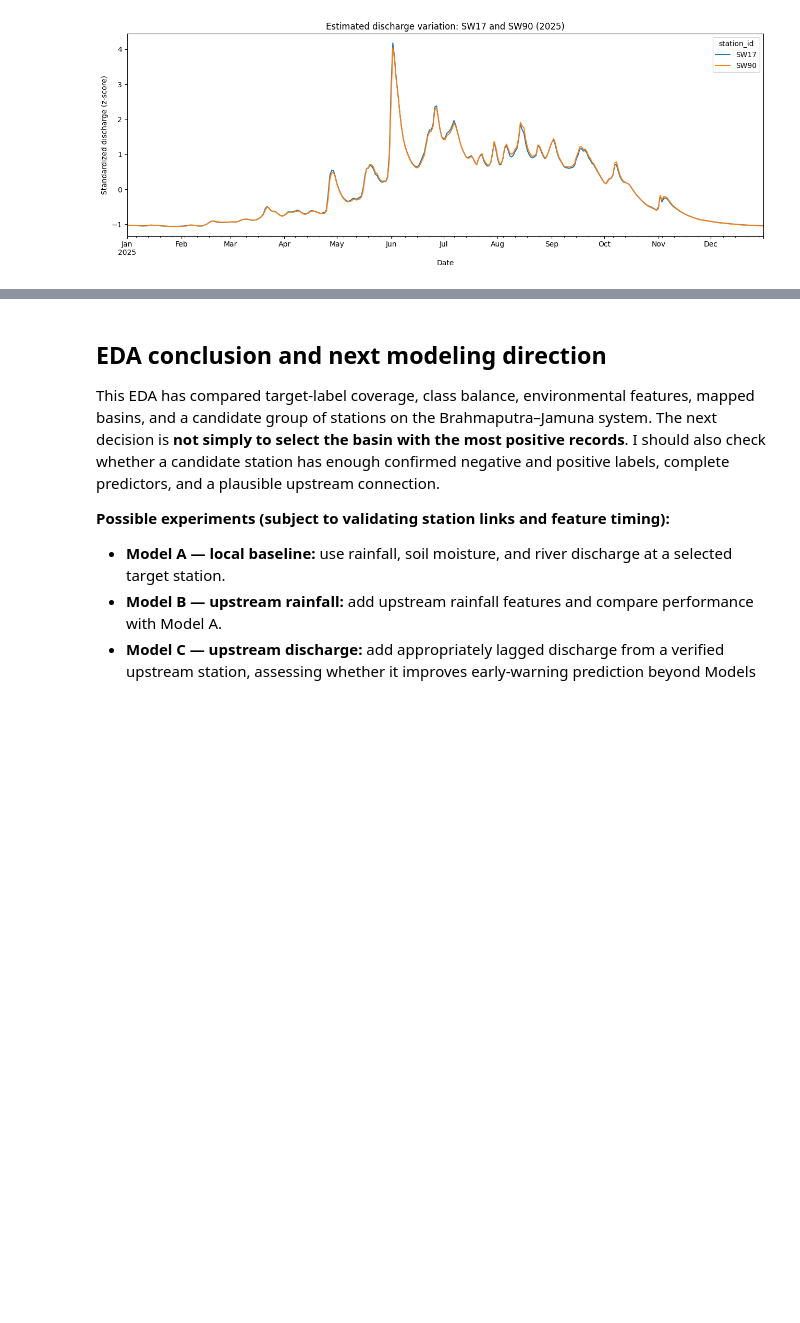
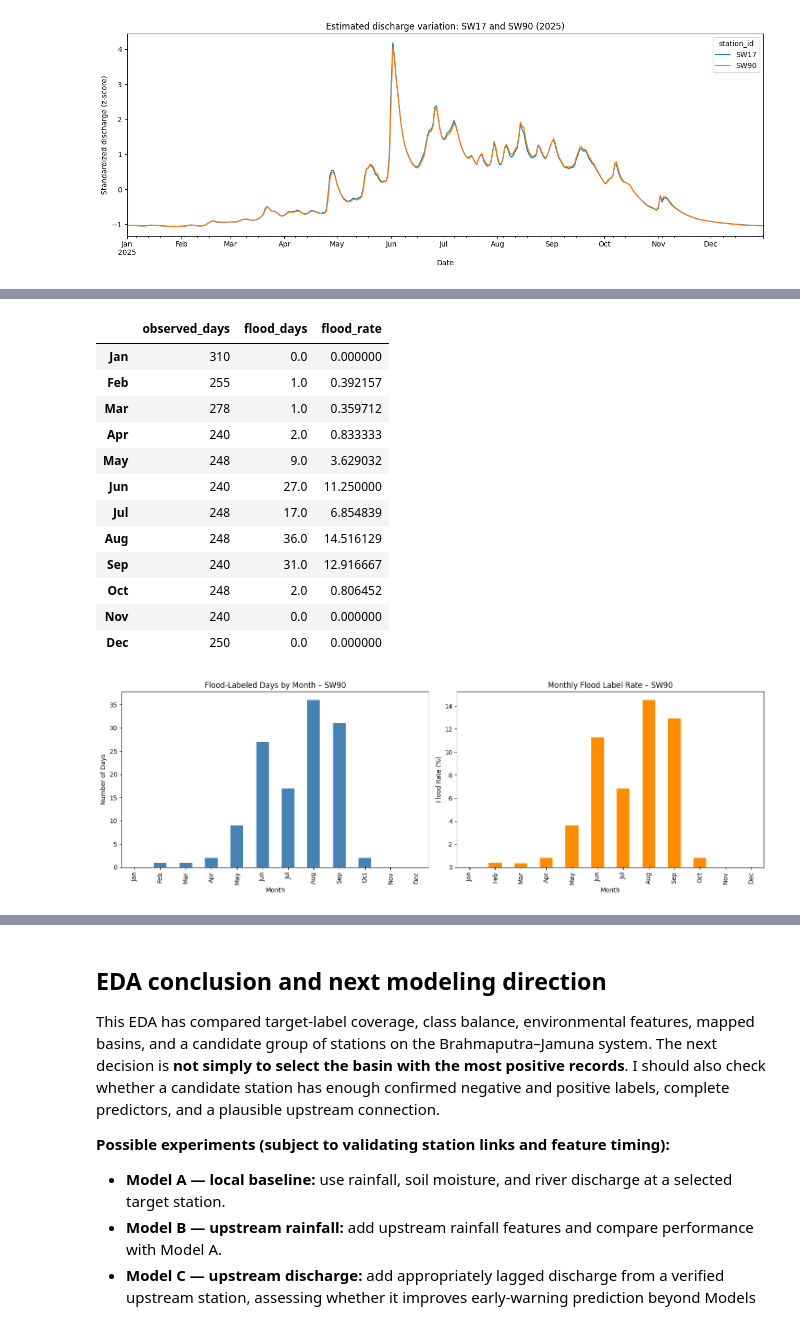
Before and after one commit to Burzo572/dsb_project, a Jupyter notebook: CapStoneProjectJankoBurzanovicEDA_Explained.ipynb, the cells around one changed output, grey strips where cells are left out. Drawn from its saved outputs; the diff is of its cells as text; code cells hidden in the pictures; blank space fills up the shorter version.

```diff
--- a/CapStoneProjectJankoBurzanovicEDA_Explained.ipynb
+++ b/CapStoneProjectJankoBurzanovicEDA_Explained.ipynb
@@ -2158,0 +2168,50 @@ else:
+# %%
+sw90_seasonal = sw90[
+    (sw90["flood_within_24h_label_regime"] == "observed") &
+    (sw90["flood_within_24h"].isin([0, 1]))].copy()
+
+sw90_seasonal["month"] = sw90_seasonal["date"].dt.month
+
+monthly_floods = sw90_seasonal.groupby("month").agg(
+    observed_days=("flood_within_24h", "count"),
+    flood_days=("flood_within_24h", "sum")).reindex(range(1, 13), fill_value=0)
+
+monthly_floods["flood_rate"] = (
+    monthly_floods["flood_days"] /
+    monthly_floods["observed_days"].replace(0, float("nan")) * 100)
+
+monthly_floods.index = [calendar.month_abbr[i] for i in range(1, 13)]
+
+display(monthly_floods)
+
+fig, axes = plt.subplots(1, 2, figsize=(15, 5))
+
+monthly_floods["flood_days"].plot(
+    kind="bar", ax=axes[0], color="steelblue")
+axes[0].set_title("Flood-Labeled Days by Month – SW90")
+axes[0].set_xlabel("Month")
+axes[0].set_ylabel("Number of Days")
+
+monthly_floods["flood_rate"].plot(
+    kind="bar", ax=axes[1], color="darkorange")
+axes[1].set_title("Monthly Flood Label Rate – SW90")
+axes[1].set_xlabel("Month")
+axes[1].set_ylabel("Flood Rate (%)")
+
+plt.tight_layout()
+plt.show()
+# %% [output]
+|  | observed_days | flood_days | flood_rate |
+| Jan | 310 | 0.0 | 0.000000 |
+| Feb | 255 | 1.0 | 0.392157 |
+| Mar | 278 | 1.0 | 0.359712 |
+| Apr | 240 | 2.0 | 0.833333 |
+| May | 248 | 9.0 | 3.629032 |
+| Jun | 240 | 27.0 | 11.250000 |
+| Jul | 248 | 17.0 | 6.854839 |
+| Aug | 248 | 36.0 | 14.516129 |
+| Sep | 240 | 31.0 | 12.916667 |
+| Oct | 248 | 2.0 | 0.806452 |
+| Nov | 240 | 0.0 | 0.000000 |
+| Dec | 250 | 0.0 | 0.000000 |
+[figure, added]
```
Also changed, not shown: parts of 8 cells of this notebook.
